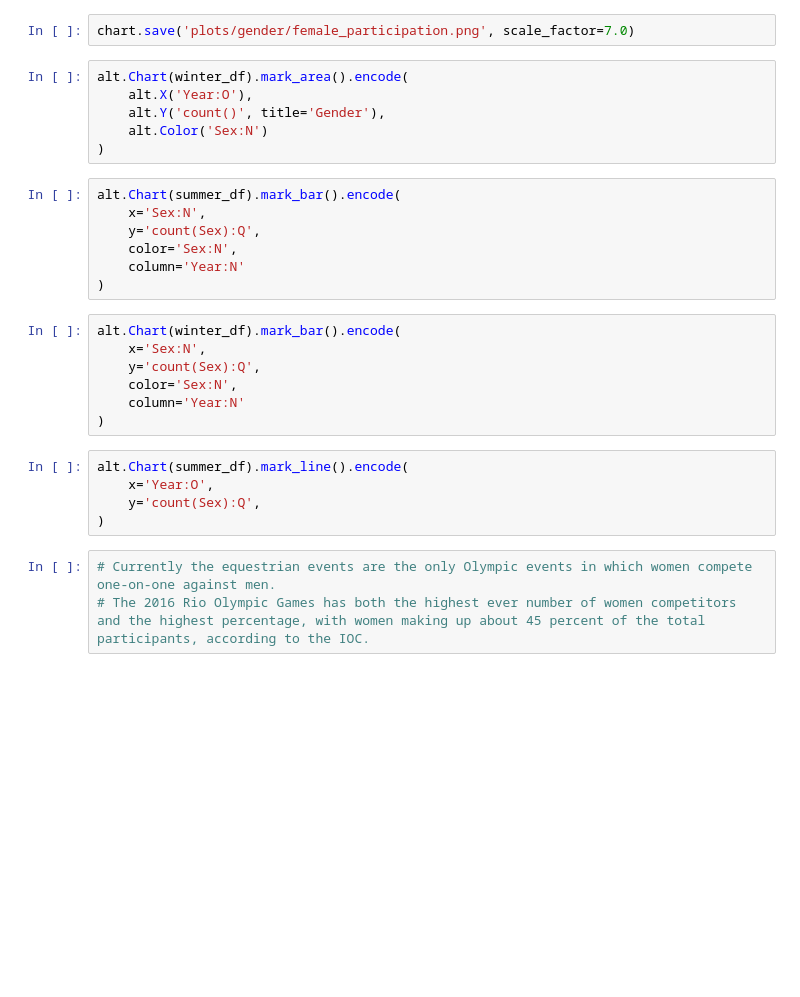
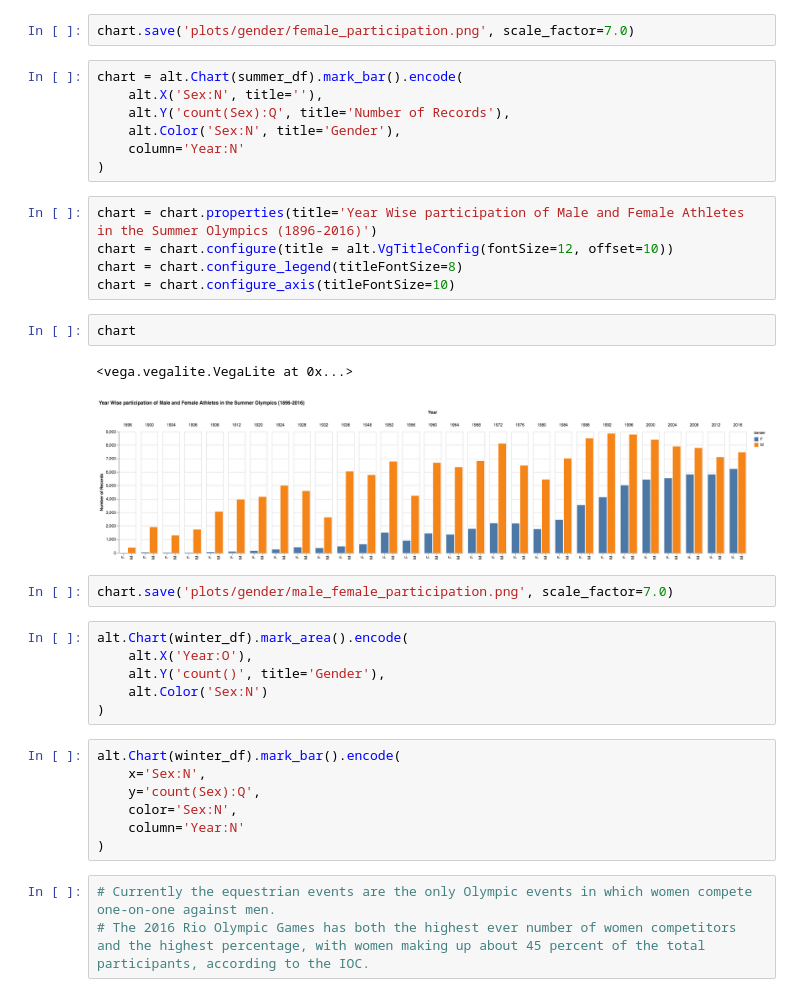
Before and after one commit to sarthakbatragatech/OlympicViz, a Jupyter notebook: 4. Gender.ipynb, the cells around one changed output. Drawn from its saved outputs; the diff is of its cells as text; blank space fills up the shorter version.

Commit message:
Added grouped bar charts

```diff
--- a/4. Gender.ipynb
+++ b/4. Gender.ipynb
@@ -130,19 +131,31 @@ chart
 [figure]
 # %%
 chart.save('plots/gender/female_participation.png', scale_factor=7.0)
+# %%
+chart = alt.Chart(summer_df).mark_bar().encode(
+    alt.X('Sex:N', title=''),
+    alt.Y('count(Sex):Q', title='Number of Records'),
+    alt.Color('Sex:N', title='Gender'),
+    column='Year:N'
+)
+# %%
+chart = chart.properties(title='Year Wise participation of Male and Female Athletes in the Summer Olympics (1896-2016)')
+chart = chart.configure(title = alt.VgTitleConfig(fontSize=12, offset=10))
+chart = chart.configure_legend(titleFontSize=8)
+chart = chart.configure_axis(titleFontSize=10)
+# %%
+chart
+# %% [output]
+<vega.vegalite.VegaLite at 0x...>
+[figure, added]
+# %%
+chart.save('plots/gender/male_female_participation.png', scale_factor=7.0)
 # %%
 alt.Chart(winter_df).mark_area().encode(
     alt.X('Year:O'),
     alt.Y('count()', title='Gender'),
     alt.Color('Sex:N')
 )
-# %%
-alt.Chart(summer_df).mark_bar().encode(
-    x='Sex:N',
-    y='count(Sex):Q',
-    color='Sex:N',
-    column='Year:N'
-)
 # %%
 alt.Chart(winter_df).mark_bar().encode(
     x='Sex:N',
@@ -150,11 +163,6 @@ alt.Chart(winter_df).mark_bar().encode(
     color='Sex:N',
     column='Year:N'
 )
-# %%
-alt.Chart(summer_df).mark_line().encode(
-    x='Year:O',
-    y='count(Sex):Q',
-)
 # %%
 # Currently the equestrian events are the only Olympic events in which women compete one-on-one against men.
 # The 2016 Rio Olympic Games has both the highest ever number of women competitors and the highest percentage, with women making up about 45 percent of the total participants, according to the IOC.
```
Also changed, not shown: parts of 2 cells of this notebook, 2 other files.
